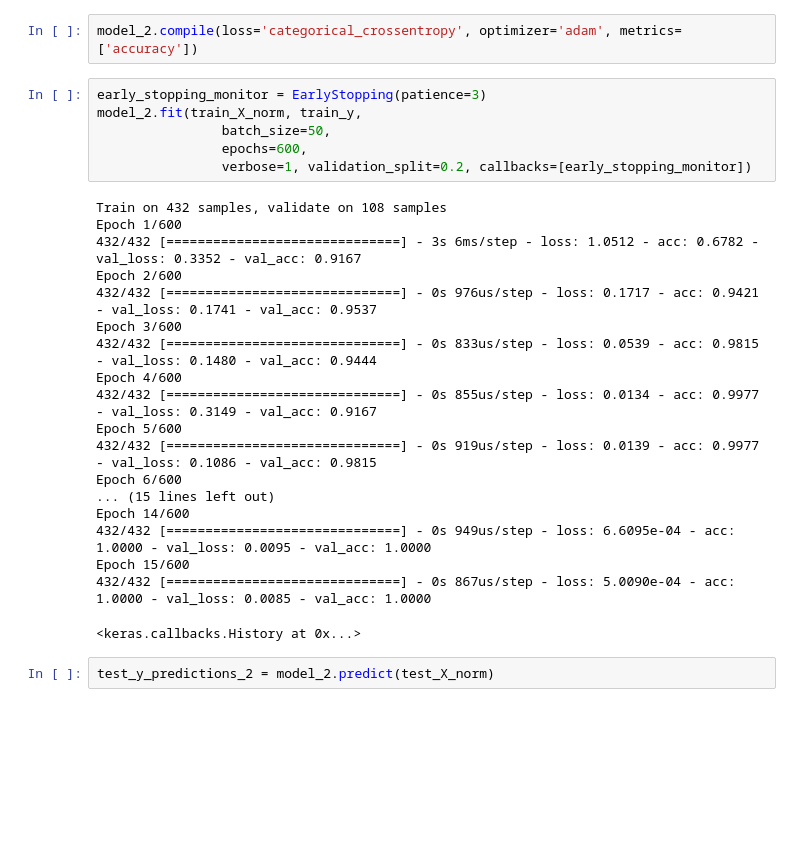
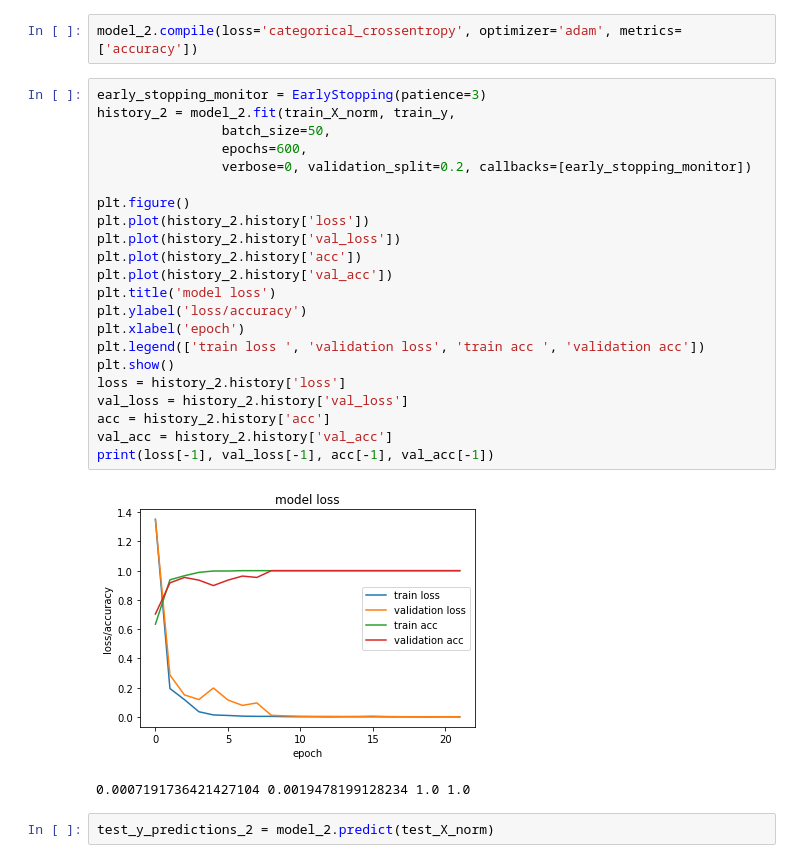
Before and after one commit to ramunen/mice_protein, a Jupyter notebook: mice_protein.ipynb, the cells around one changed output. Drawn from its saved outputs; the diff is of its cells as text; blank space fills up the shorter version.

```diff
--- a/mice_protein.ipynb
+++ b/mice_protein.ipynb
@@ -440,31 +447,31 @@ Non-trainable params: 4,928
 _________________________________________________________________
 # %%
 model_2.compile(loss='categorical_crossentropy', optimizer='adam', metrics=['accuracy'])
-# %%
-early_stopping_monitor = EarlyStopping(patience=3)
-model_2.fit(train_X_norm, train_y,
-                batch_size=50,
-                epochs=600,
-                verbose=1, validation_split=0.2, callbacks=[early_stopping_monitor])
-# %% [output]
-Train on 432 samples, validate on 108 samples
-Epoch 1/600
-432/432 [==============================] - 3s 6ms/step - loss: 1.0512 - acc: 0.6782 - val_loss: 0.3352 - val_acc: 0.9167
-Epoch 2/600
-432/432 [==============================] - 0s 976us/step - loss: 0.1717 - acc: 0.9421 - val_loss: 0.1741 - val_acc: 0.9537
-Epoch 3/600
-432/432 [==============================] - 0s 833us/step - loss: 0.0539 - acc: 0.9815 - val_loss: 0.1480 - val_acc: 0.9444
-Epoch 4/600
-432/432 [==============================] - 0s 855us/step - loss: 0.0134 - acc: 0.9977 - val_loss: 0.3149 - val_acc: 0.9167
-Epoch 5/600
-432/432 [==============================] - 0s 919us/step - loss: 0.0139 - acc: 0.9977 - val_loss: 0.1086 - val_acc: 0.9815
-Epoch 6/600
-... (15 lines left out)
-Epoch 14/600
-432/432 [==============================] - 0s 949us/step - loss: 6.6095e-04 - acc: 1.0000 - val_loss: 0.0095 - val_acc: 1.0000
-Epoch 15/600
-432/432 [==============================] - 0s 867us/step - loss: 5.0090e-04 - acc: 1.0000 - val_loss: 0.0085 - val_acc: 1.0000
-<keras.callbacks.History at 0x...>
+# %%
+early_stopping_monitor = EarlyStopping(patience=3)
+history_2 = model_2.fit(train_X_norm, train_y,
+                batch_size=50,
+                epochs=600,
+                verbose=0, validation_split=0.2, callbacks=[early_stopping_monitor])
+
+plt.figure()
+plt.plot(history_2.history['loss'])
+plt.plot(history_2.history['val_loss'])
+plt.plot(history_2.history['acc'])
+plt.plot(history_2.history['val_acc'])
+plt.title('model loss')
+plt.ylabel('loss/accuracy')
+plt.xlabel('epoch')
+plt.legend(['train loss ', 'validation loss', 'train acc ', 'validation acc'])
+plt.show()
+loss = history_2.history['loss']
+val_loss = history_2.history['val_loss']
+acc = history_2.history['acc']
+val_acc = history_2.history['val_acc']
+print(loss[-1], val_loss[-1], acc[-1], val_acc[-1])
+# %% [output]
+[figure, added]
+0.0007191736421427104 0.0019478199128234 1.0 1.0
 # %%
 test_y_predictions_2 = model_2.predict(test_X_norm)
 # %%
```
Also changed, not shown: parts of 37 cells of this notebook.
